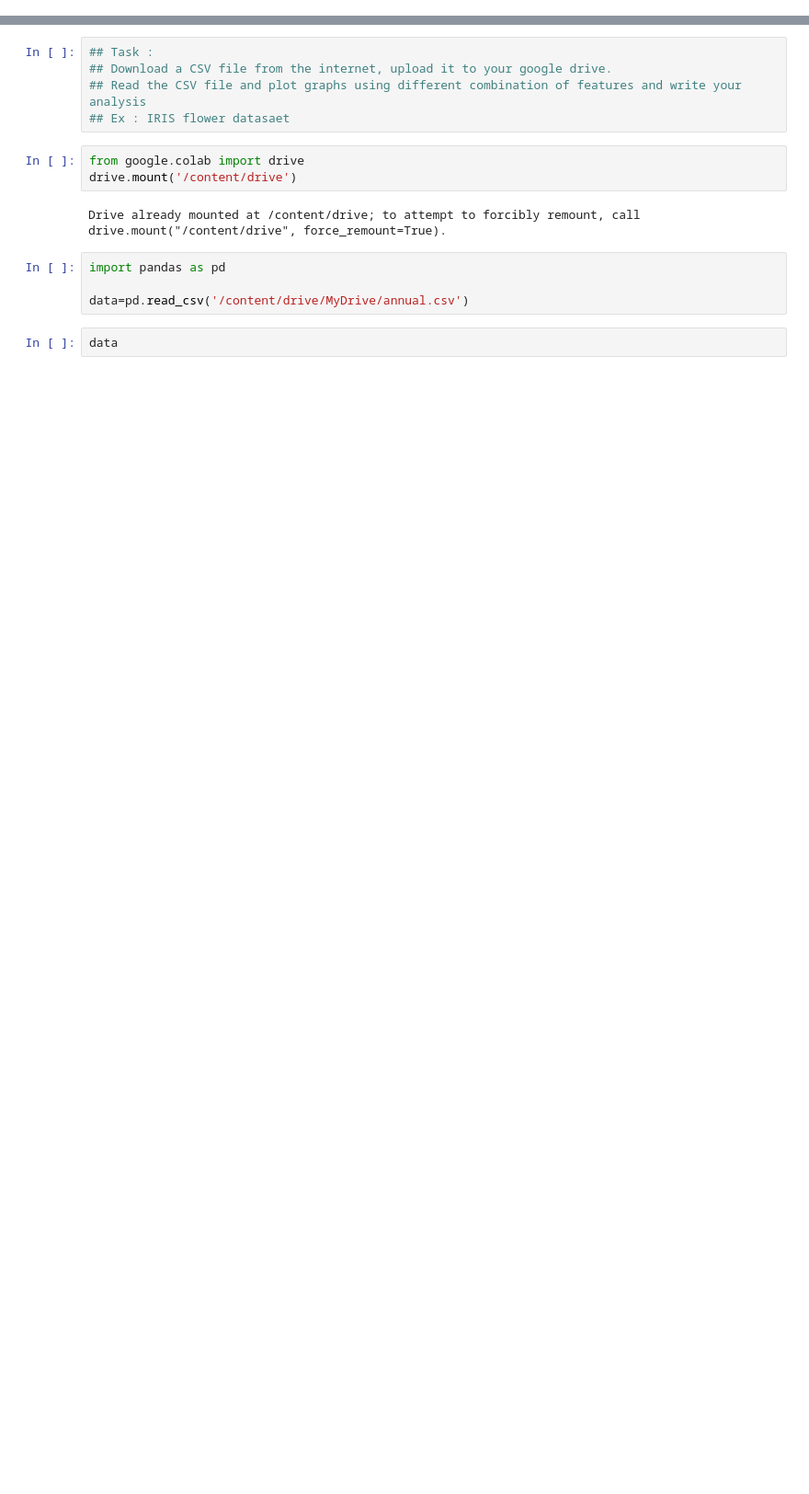
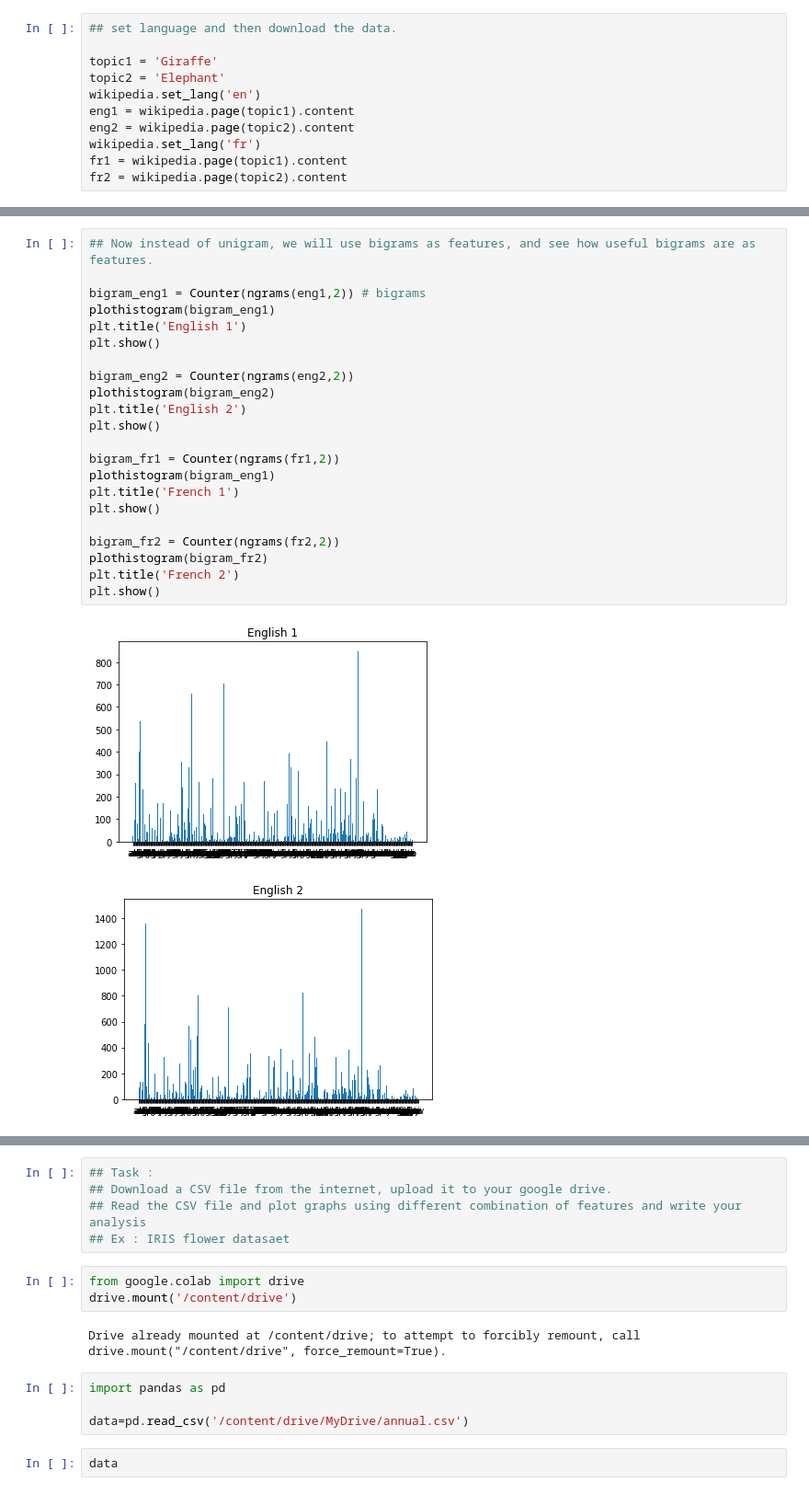
Before and after one commit to SandeshKukkamalla/Fmml2022lLab2, a Jupyter notebook: FMML_Aug22_M1Lab2_DataFeatures&Augmentation.ipynb, the cells around one changed output, grey strips where cells are left out. Shown: that part at 92% size. Saved outputs shown, nothing was run; the diff lists cells and outputs as text; blank space fills up the shorter version.

```diff
--- a/FMML_Aug22_M1Lab2_DataFeatures&Augmentation.ipynb
+++ b/FMML_Aug22_M1Lab2_DataFeatures&Augmentation.ipynb
@@ -2,0 +88,11 @@
+# %%
+## set language and then download the data.
+
+topic1 = 'Giraffe'
+topic2 = 'Elephant'
+wikipedia.set_lang('en')
+eng1 = wikipedia.page(topic1).content
+eng2 = wikipedia.page(topic2).content
+wikipedia.set_lang('fr')
+fr1 = wikipedia.page(topic1).content
+fr2 = wikipedia.page(topic2).content
@@ -2,0 +194,25 @@
+# %%
+## Now instead of unigram, we will use bigrams as features, and see how useful bigrams are as features.
+
+bigram_eng1 = Counter(ngrams(eng1,2)) # bigrams
+plothistogram(bigram_eng1)
+plt.title('English 1')
+plt.show()
+
+bigram_eng2 = Counter(ngrams(eng2,2))
+plothistogram(bigram_eng2)
+plt.title('English 2')
+plt.show()
+
+bigram_fr1 = Counter(ngrams(fr1,2))
+plothistogram(bigram_eng1)
+plt.title('French 1')
+plt.show()
+
+bigram_fr2 = Counter(ngrams(fr2,2))
+plothistogram(bigram_fr2)
+plt.title('French 2')
+plt.show()
+# %% [output]
+[figure, added]
+[figure, added]
```
Also changed, not shown: parts of 94 cells of this notebook.
